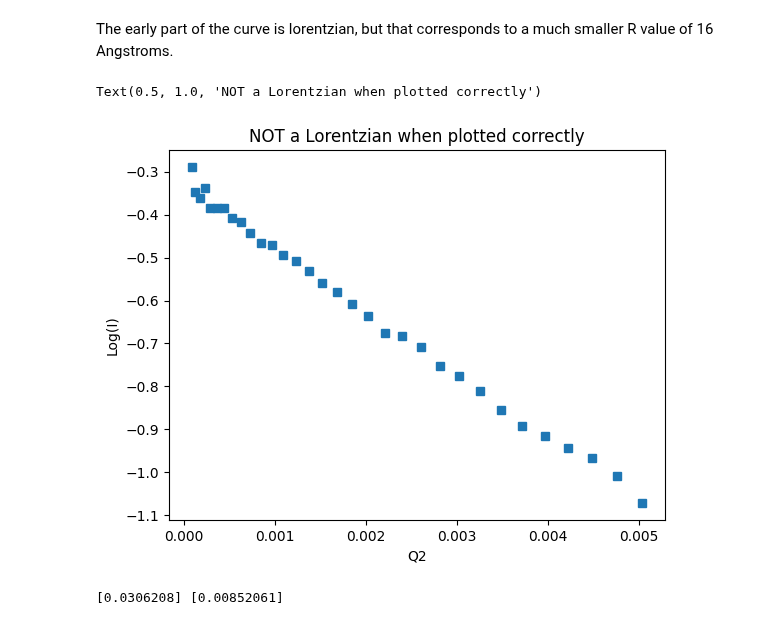
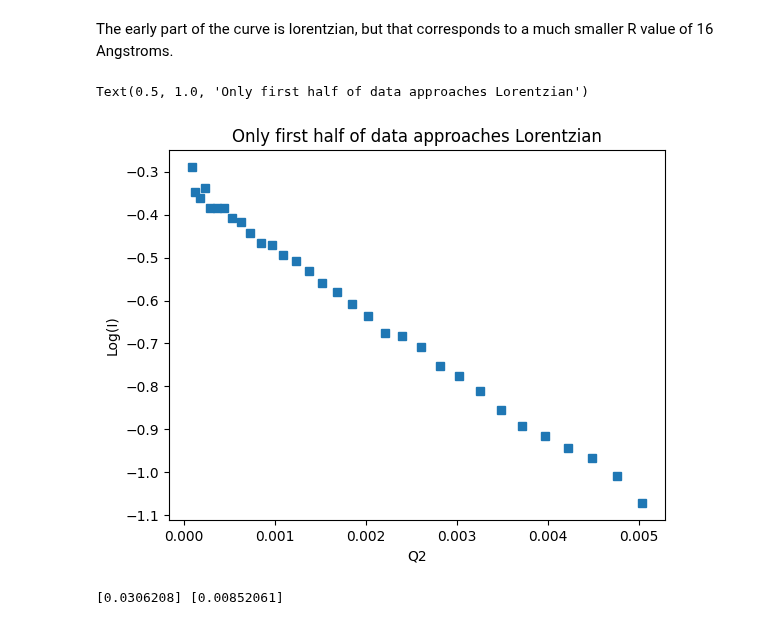
Before and after one commit to localoptimum/emtk, a Jupyter notebook: mleDemo.ipynb, the cells around one changed output. Saved outputs shown, nothing was run; the diff lists cells and outputs as text; code cells hidden in the pictures.

```diff
--- a/mleDemo.ipynb
+++ b/mleDemo.ipynb
@@ -396,24 +427,24 @@ The early part of the curve is lorentzian, but that corresponds to a much smalle
 # %%
 num2delete = 30
 range1 = datx.size - num2delete
 range2 = datx.size
 mask = np.arange(range1, range2, 1)
 
 clipx = np.copy(datx)
 clipx=np.delete(clipx, mask)
 clipy = np.copy(daty)
 clipy=np.delete(clipy, mask)
 
 fig,ax=plt.subplots()
 logi = np.log(clipy)
 q2 = clipx ** 2.0
 ax.plot(q2, logi,'s')
 ax.set_xlabel('Q2')
 ax.set_ylabel('Log(I)')
-ax.set_title('NOT a Lorentzian when plotted correctly')
+ax.set_title('Only first half of data approaches Lorentzian')
 # %% [output]
-Text(0.5, 1.0, 'NOT a Lorentzian when plotted correctly')
+Text(0.5, 1.0, 'Only first half of data approaches Lorentzian')
-[figure, old version]
+[figure, new version]
 # %%
 lor.datax = np.array(clipx)
 lor.datay = np.array(clipy)
```
Also changed, not shown: parts of 9 cells of this notebook, 1 other file.
